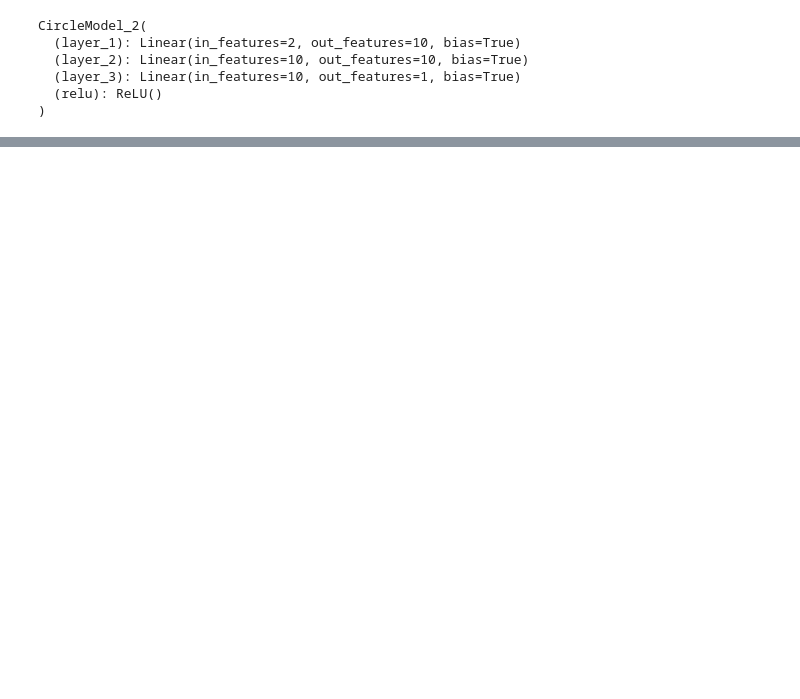
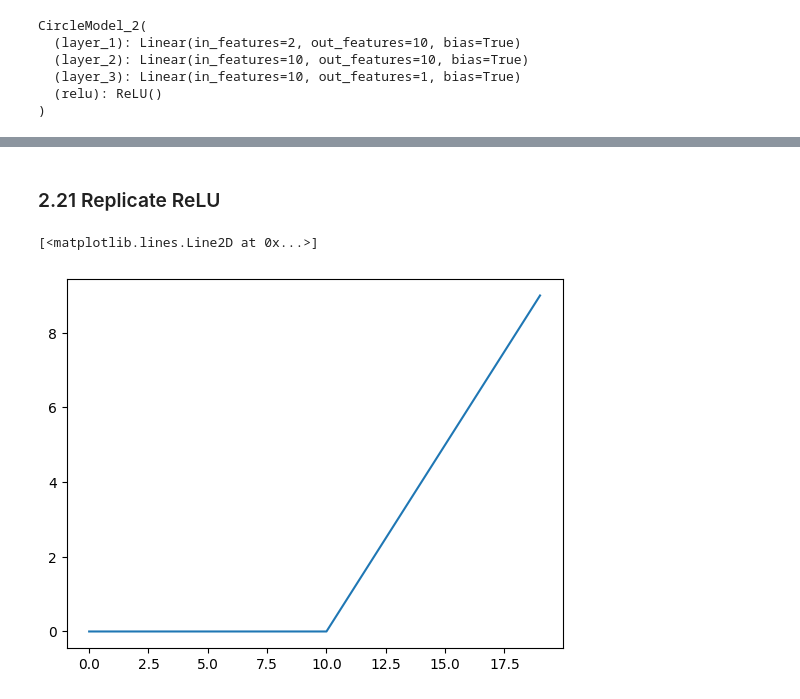
Before and after one commit to Leon-web-net/Machine_Learining, a Jupyter notebook: NeuralNetworkClassification.ipynb, the cells around one changed output, grey strips where cells are left out. Drawn from its saved outputs; the diff is of its cells as text; code cells hidden in the pictures; blank space fills up the shorter version.

```diff
--- a/NeuralNetworkClassification.ipynb
+++ b/NeuralNetworkClassification.ipynb
@@ -678,0 +726,7 @@ Epoch: 900 | Loss: 0.02869, Acc: 99.88 | Test loss: 0.05018, Test acc: 100.00%
+# %% [markdown]
+### 2.21 Replicate ReLU
+# %%
+plt.plot(torch.relu(A))
+# %% [output]
+[<matplotlib.lines.Line2D at 0x...>]
+[figure, added]
```
Also changed, not shown: parts of 59 cells of this notebook.
